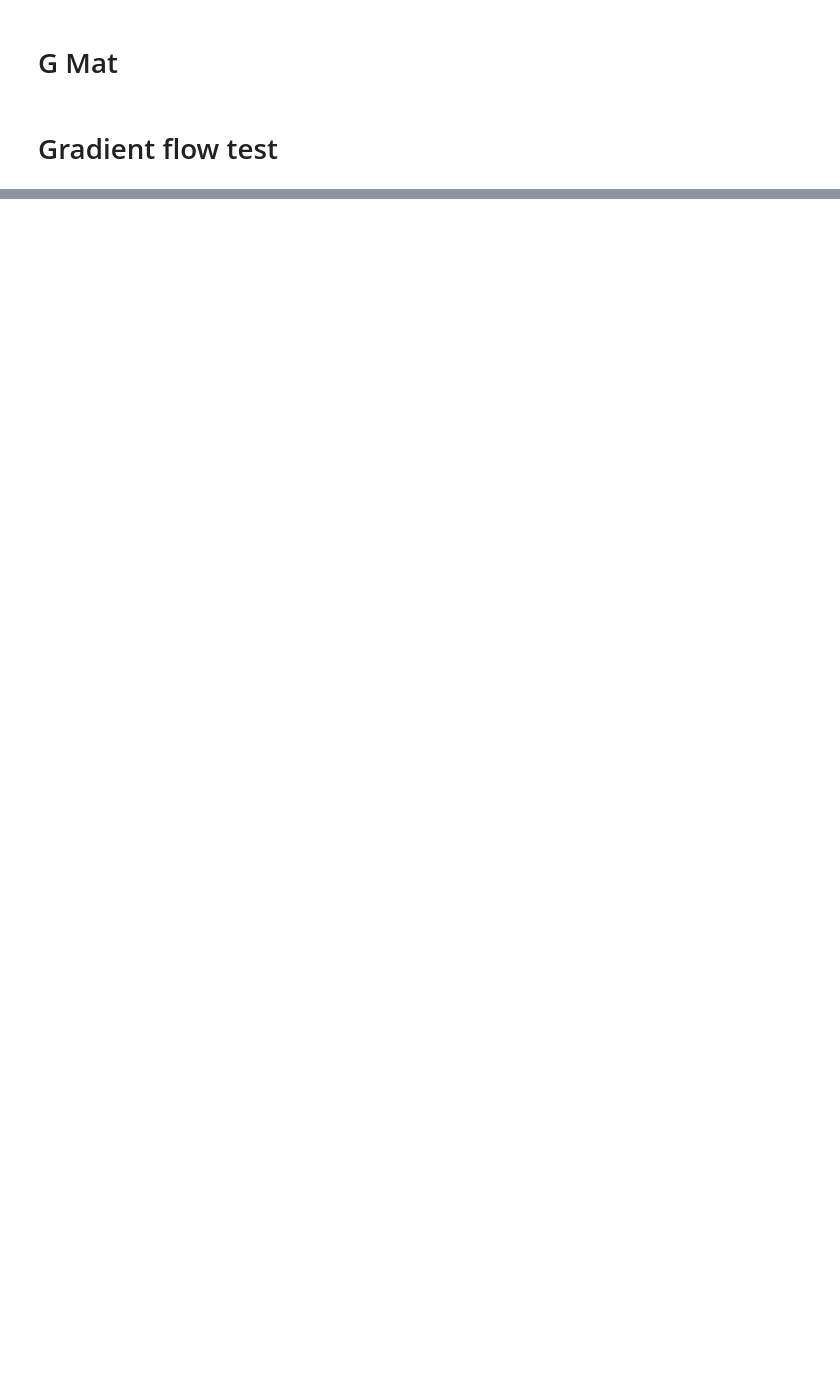
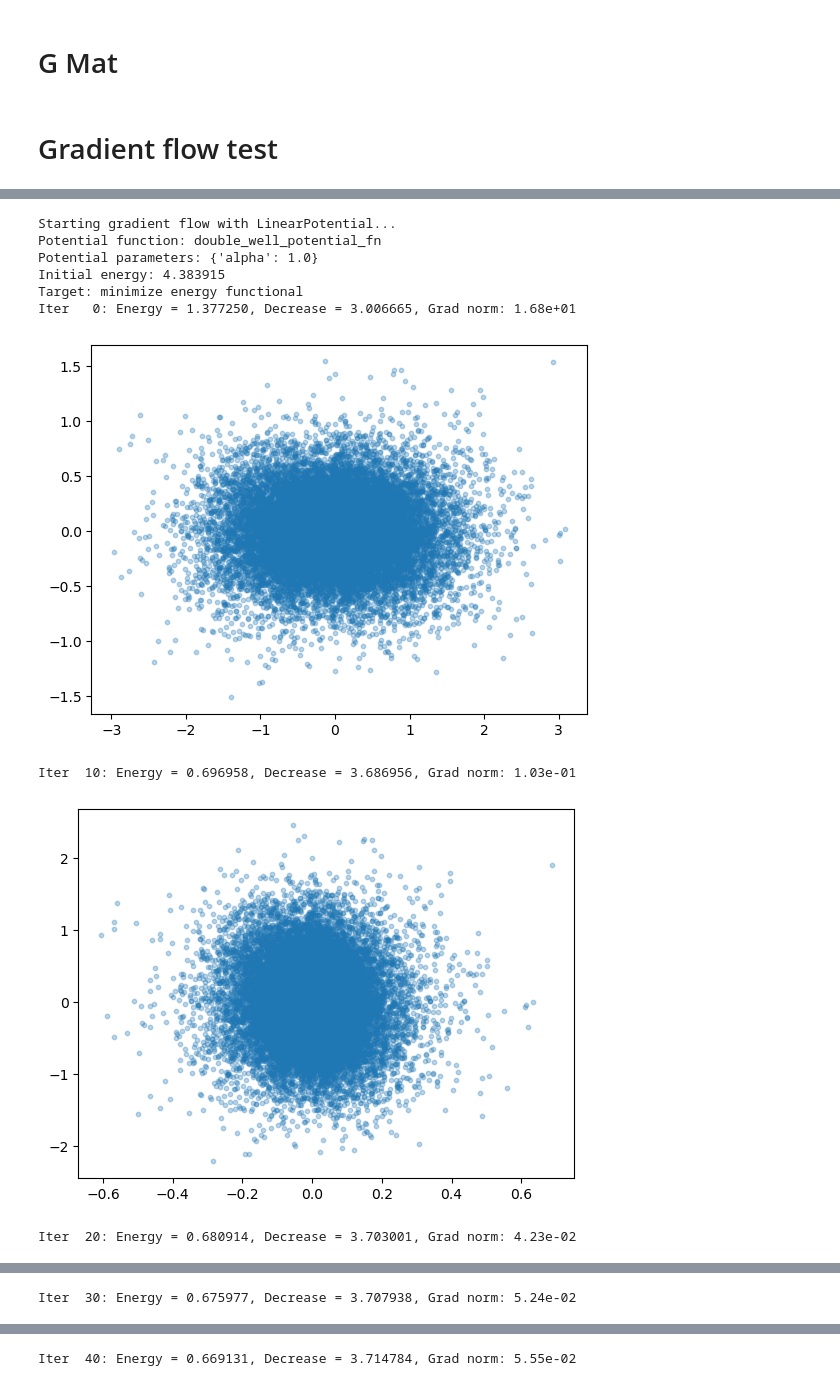
Before and after one commit to SebasGutHdz/Parametric_BV_Hamiltonian, a Jupyter notebook: ODE_solvers/test_nnx.ipynb, the cells around one changed output, grey strips where cells are left out. Saved outputs shown, nothing was run; the diff lists cells and outputs as text; code cells hidden in the pictures; blank space fills up the shorter version.

```diff
--- a/ODE_solvers/test_nnx.ipynb
+++ b/ODE_solvers/test_nnx.ipynb
@@ -467,0 +875,28 @@ Covariance matrix:
+# %%
+# Create NODE model
+gradient_flow_model = MLP(din=2, num_layers=1, width_layers=32, dout=2,
+                         activation_fn="tanh", rngs=rngs)
+gradient_flow_node = NeuralODE(
+    dynamics_model=gradient_flow_model,
+    time_dependent=False,
+    dt0=0.1,
+)
+# %%
+# Test double-well potential (should split into two modes)
+double_well_results = run_gradient_flow(
+    gradient_flow_node, z_samples, G_mat_flow,
+    potentials['double_well'],
+    use_regularization=False,
+    h=0.1, max_iterations=50
+)
+# %% [output]
+Starting gradient flow with LinearPotential...
+Potential function: double_well_potential_fn
+Potential parameters: {'alpha': 1.0}
+Initial energy: 4.383915
+Target: minimize energy functional
+Iter   0: Energy = 1.377250, Decrease = 3.006665, Grad norm: 1.68e+01
+[figure, added]
+Iter  10: Energy = 0.696958, Decrease = 3.686956, Grad norm: 1.03e-01
+[figure, added]
+Iter  20: Energy = 0.680914, Decrease = 3.703001, Grad norm: 4.23e-02
@@ -467,0 +904 @@ Covariance matrix:
+Iter  30: Energy = 0.675977, Decrease = 3.707938, Grad norm: 5.24e-02
@@ -467,0 +906 @@ Covariance matrix:
+Iter  40: Energy = 0.669131, Decrease = 3.714784, Grad norm: 5.55e-02
```
Also changed, not shown: parts of 17 cells of this notebook, 3 other files.
